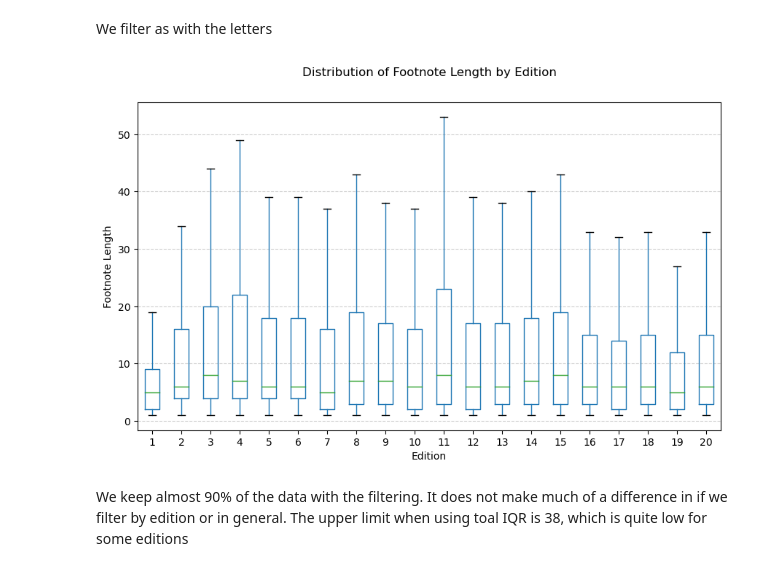
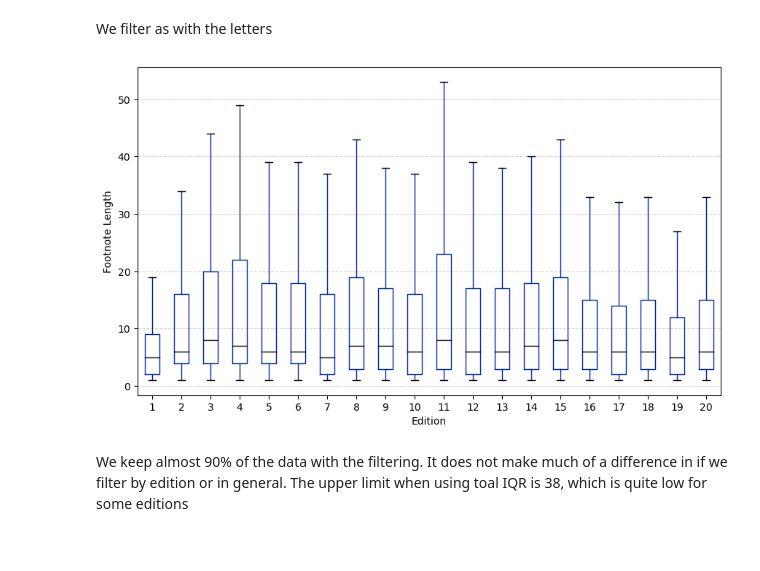
Before and after one commit to Boffl/BullingerDigitalLMFootnotes, a Jupyter notebook: data_analysis_and_preparation/prepare_data.ipynb, the cells around one changed output. Cells and saved outputs as stored; diff of their text form; code cells hidden in the pictures.

Commit message:
more plots

```diff
--- a/data_analysis_and_preparation/prepare_data.ipynb
+++ b/data_analysis_and_preparation/prepare_data.ipynb
@@ -261,31 +265,35 @@ We filter as with the letters
 # %%
 
 # Create a figure and axis objects with custom figure size
 fig, ax = plt.subplots(figsize=(10, 6))
 
+# Customizing the appearance of the median line to be black
+medianprops = dict(color='black')
+
 # Create a boxplot for the 'len_footnote' column, grouped by 'edition'
-footnote_df.boxplot(column="len_footnote", by="edition", showfliers=False, ax=ax)
+footnote_df.boxplot(column="len_footnote", by="edition", showfliers=False, ax=ax, medianprops=medianprops)
+
 
 # Set the title, xlabel, ylabel, and adjust grid
-fig.suptitle('Distribution of Footnote Length by Edition')  # Main title
+fig.suptitle('')  # Main title
 ax.set_title('')  # Remove the default subtitle
 ax.set_xlabel('Edition')
 ax.set_ylabel('Footnote Length')
 
 # Custom grid
 ax.grid(True, axis="y", linestyle='--', alpha=0.6)
 ax.grid(True, axis="x", linestyle='', alpha=0.6)
 
 # Save the figure with the desired format and dpi
 # fig.savefig("../plots/footnote_length_by_edition.svg", dpi=300, bbox_inches='tight', format='svg')
 
 if True:  # save
     plot_folder = os.path.abspath(r"/mnt/c/Users/nik_b/Documents/UZH/CL/Master_thesis_text/master-thesis/images/plots")
     # plot_folder = "../plots"
     plot_name = "fnLengthByEdition.pdf"
     plt.savefig(os.path.join(plot_folder, plot_name), dpi=300, bbox_inches='tight',format='pdf')
 # %% [output]
-[figure, old version]
+[figure, new version]
 # %% [markdown]
 We keep almost 90% of the data with the filtering. </br>
 It does not make much of a difference in if we filter by edition or in general.
```
Also changed, not shown: parts of 13 cells of this notebook, 1 other file.
